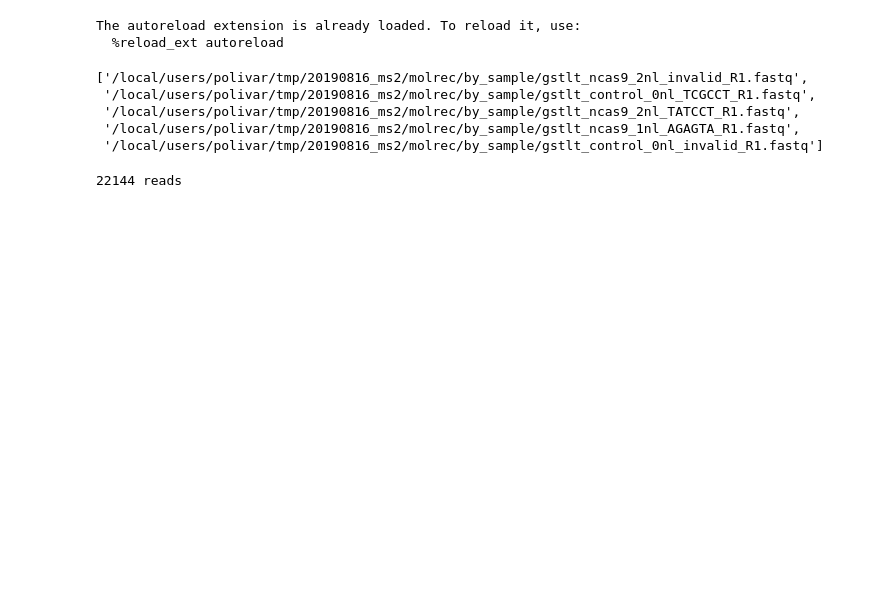
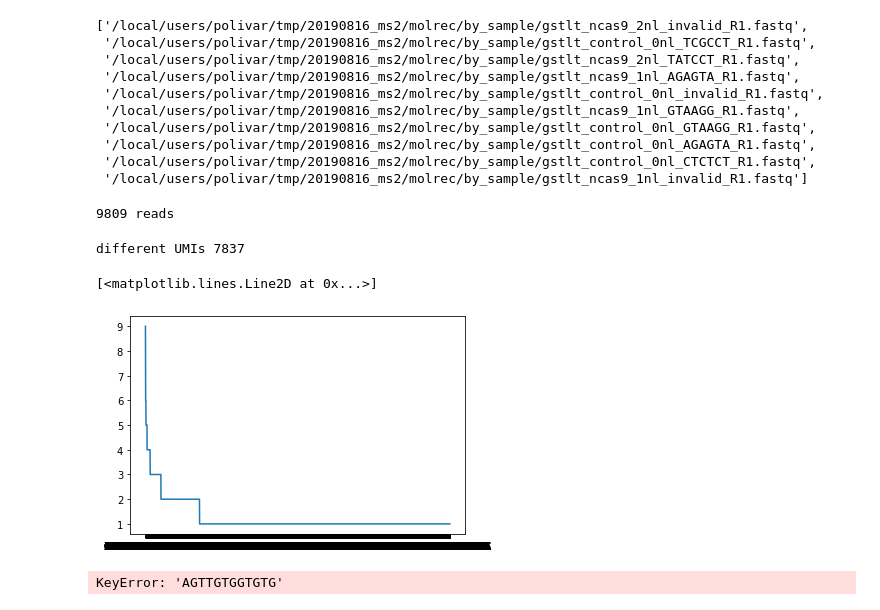
Before and after one commit to tzeitim/ogtk, a Jupyter notebook: sandbox.ipynb, the cells around one changed output. Drawn from its saved outputs; the diff is of its cells as text; code cells hidden in the pictures; blank space fills up the shorter version.

Commit message:
heavy transfer from clades to ogtk

```diff
--- a/sandbox.ipynb
+++ b/sandbox.ipynb
@@ -1,6 +4,4 @@
 # %%
-%load_ext autoreload
-%autoreload 2
 import sys
 sys.path.append('/local/users/polivar/src/projects/ogtk/')
 import UM
@@ -11,24 +12,29 @@ import matplotlib.pyplot as plt
 import itertools
 import matplotlib
 import os
-matplotlib.rcParams['figure.figsize'] = [4 ,4]
-# %% [output]
-The autoreload extension is already loaded. To reload it, use:
-  %reload_ext autoreload
 # %%
 import glob
-gg = glob.glob("/local/users/polivar/tmp/20190816_ms2/molrec/by_sample/gst*R1*")[0:5]
+gg = glob.glob("/local/users/polivar/tmp/20190816_ms2/molrec/by_sample/gst*R1*")[0:10]
 gg
 # %% [output]
 ['/local/users/polivar/tmp/20190816_ms2/molrec/by_sample/gstlt_ncas9_2nl_invalid_R1.fastq',
  '/local/users/polivar/tmp/20190816_ms2/molrec/by_sample/gstlt_control_0nl_TCGCCT_R1.fastq',
  '/local/users/polivar/tmp/20190816_ms2/molrec/by_sample/gstlt_ncas9_2nl_TATCCT_R1.fastq',
  '/local/users/polivar/tmp/20190816_ms2/molrec/by_sample/gstlt_ncas9_1nl_AGAGTA_R1.fastq',
- '/local/users/polivar/tmp/20190816_ms2/molrec/by_sample/gstlt_control_0nl_invalid_R1.fastq']
+ '/local/users/polivar/tmp/20190816_ms2/molrec/by_sample/gstlt_control_0nl_invalid_R1.fastq',
+ '/local/users/polivar/tmp/20190816_ms2/molrec/by_sample/gstlt_ncas9_1nl_GTAAGG_R1.fastq',
+ '/local/users/polivar/tmp/20190816_ms2/molrec/by_sample/gstlt_control_0nl_GTAAGG_R1.fastq',
+ '/local/users/polivar/tmp/20190816_ms2/molrec/by_sample/gstlt_control_0nl_AGAGTA_R1.fastq',
+ '/local/users/polivar/tmp/20190816_ms2/molrec/by_sample/gstlt_control_0nl_CTCTCT_R1.fastq',
+ '/local/users/polivar/tmp/20190816_ms2/molrec/by_sample/gstlt_ncas9_1nl_invalid_R1.fastq']
 # %%
-#umis = UM.fastq_collapse_UMI('/local/users/polivar/tmp/20190816_ms2/molrec/by_sample/gstlt_ncas9_2nl_GTAAGG_R1.fastq')
-#umis = UM.fastq_collapse_UMI('/local/users/polivar/tmp/20190801_ms1/clades/rsa_242_S5_L001_R1_001.fastq', end= int(2e5))
+dset = UM.fastq_collapse_UMI('/local/users/polivar/tmp/20190816_ms2/molrec/by_sample/gstlt_cas9_2nl_ACTGCA_R1.fastq')
+#dset = UM.fastq_collapse_UMI('/local/users/polivar/tmp/20190801_ms1/clades/rsa_241_S5_L001_R1_001.fastq', end= int(2e5))
 #umis = UM.fastq_collapse_UMI('/local/users/polivar/tmp/20190816_ms2/molcounts/by_sample/1k-cells_nanog_TAGATC_R1.fastq', umi_len=17)
-umis =  UM.fastq_collapse_UMI(gg[1])
+#dset =  UM.fastq_collapse_UMI(gg[5])
+#cc = dset.umi_list()
+#dset = UM.bam_collapse_UMI(bam_ifn='/local/users/polivar/src/projects/clades/workdir/rsa_24hpf_rep1/sorted.bam', end=int(5e4))
+#dset = UM.fastq_collapse_UMI('/home/polivar/loquita')
+cc = dset.umi_list()
 # %% [output]
-22144 reads
+9809 reads
@@ -36,0 +43,13 @@ cc = umis.umi_counts()
+# %%
+#matplotlib.rcParams['figure.figsize'] = [24 ,4]
+print("different UMIs", len(dset.umi_counts()))
+plt.plot(dset.umi_counts())
+# %% [output]
+different UMIs 7837
+[<matplotlib.lines.Line2D at 0x...>]
+[figure, added]
+# %%
+cc=pd.Series(dset.umis['AGTTGTGGTGTG'].seqs).value_counts()
+plt.hist([i for i in cc], 'or')
+# %% [output]
+KeyError: 'AGTTGTGGTGTG'
```
Also changed, not shown: parts of 24 cells of this notebook, 2 other files.
